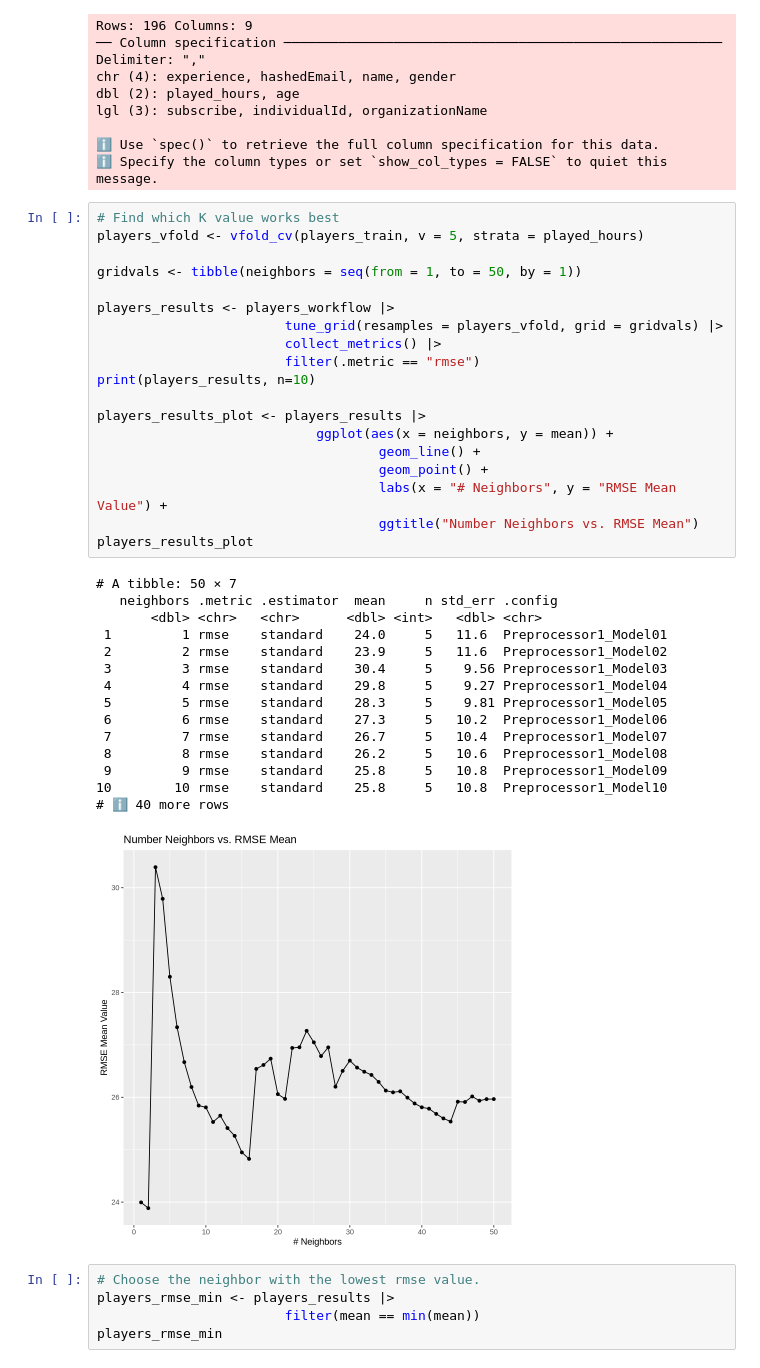
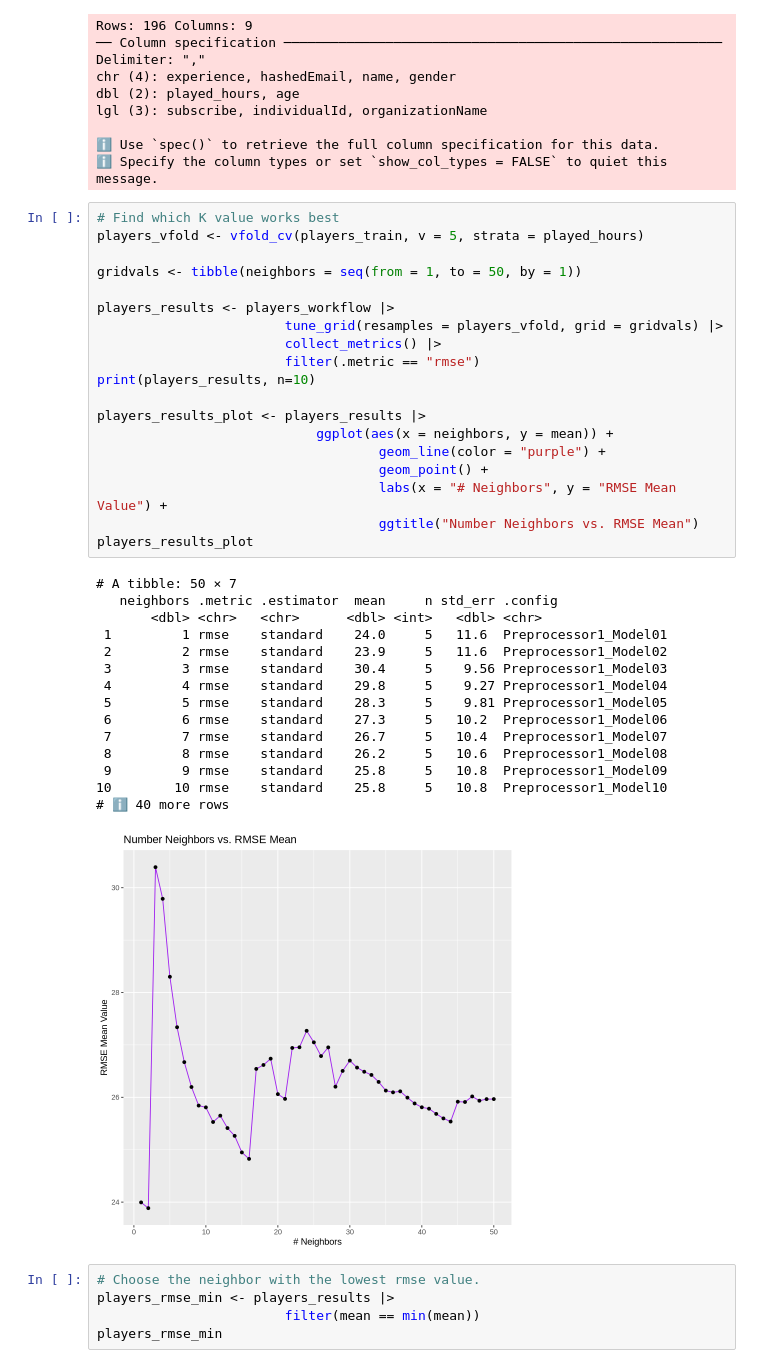
Before and after one commit to hpapiez/DSCI100-Project, a Jupyter notebook: PhaseOneAttemptHanna.ipynb, the cells around one changed output. Saved outputs shown, nothing was run; the diff lists cells and outputs as text.

```diff
--- a/PhaseOneAttemptHanna.ipynb
+++ b/PhaseOneAttemptHanna.ipynb
@@ -39,35 +39,35 @@ players_vfold <- vfold_cv(players_train, v = 5, strata = played_hours)
 
 gridvals <- tibble(neighbors = seq(from = 1, to = 50, by = 1))
 
 players_results <- players_workflow |>
                         tune_grid(resamples = players_vfold, grid = gridvals) |>
                         collect_metrics() |>
                         filter(.metric == "rmse")
 print(players_results, n=10)
 
 players_results_plot <- players_results |>
                             ggplot(aes(x = neighbors, y = mean)) +
-                                    geom_line() +
+                                    geom_line(color = "purple") +
                                     geom_point() +
                                     labs(x = "# Neighbors", y = "RMSE Mean Value") +
                                     ggtitle("Number Neighbors vs. RMSE Mean")
 players_results_plot
 # %% [output]
 # A tibble: 50 × 7
    neighbors .metric .estimator  mean     n std_err .config
        <dbl> <chr>   <chr>      <dbl> <int>   <dbl> <chr>
  1         1 rmse    standard    24.0     5   11.6  Preprocessor1_Model01
  2         2 rmse    standard    23.9     5   11.6  Preprocessor1_Model02
  3         3 rmse    standard    30.4     5    9.56 Preprocessor1_Model03
  4         4 rmse    standard    29.8     5    9.27 Preprocessor1_Model04
  5         5 rmse    standard    28.3     5    9.81 Preprocessor1_Model05
  6         6 rmse    standard    27.3     5   10.2  Preprocessor1_Model06
  7         7 rmse    standard    26.7     5   10.4  Preprocessor1_Model07
  8         8 rmse    standard    26.2     5   10.6  Preprocessor1_Model08
  9         9 rmse    standard    25.8     5   10.8  Preprocessor1_Model09
 10        10 rmse    standard    25.8     5   10.8  Preprocessor1_Model10
 # ℹ 40 more rows
-[figure, old version]
+[figure, new version]
 # %%
 # Choose the neighbor with the lowest rmse value.
 players_rmse_min <- players_results |>
```
Also changed, not shown: parts of 1 cell of this notebook, 1 other file.
